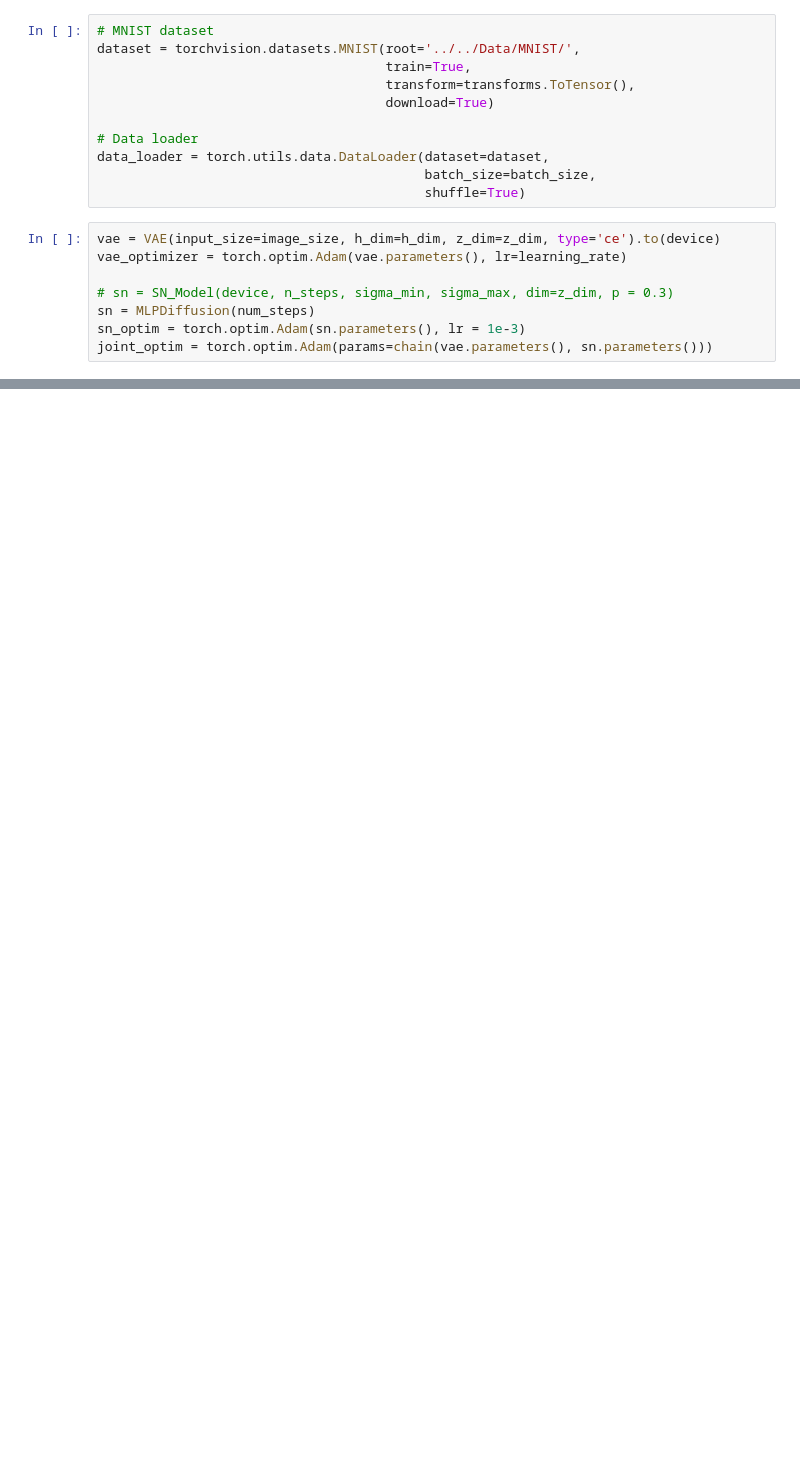
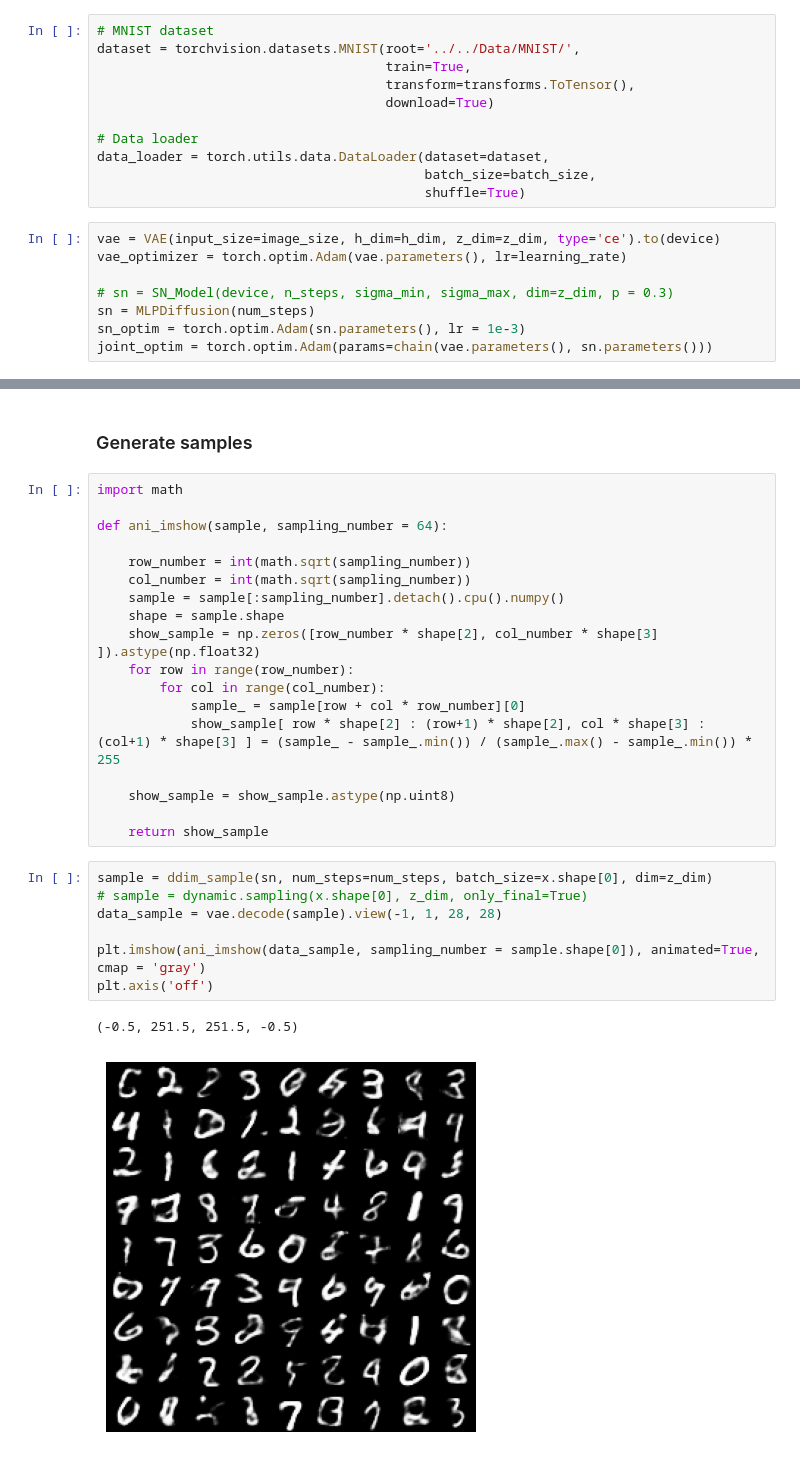
Before and after one commit to wangxuuu/LSGM-demo, a Jupyter notebook: DDPM_AE_mnist.ipynb, the cells around one changed output, grey strips where cells are left out. Cells and saved outputs as stored; diff of their text form; blank space fills up the shorter version.

Commit message:
update DDIM

```diff
--- a/DDPM_AE_mnist.ipynb
+++ b/DDPM_AE_mnist.ipynb
@@ -178,3 +182,33 @@ Epoch[100/100], Step [100/469], Reconst Loss: 9315.4453, KL Div: 3165.4758, Diff
 Epoch[100/100], Step [200/469], Reconst Loss: 9564.1387, KL Div: 3159.7805, Diffuse loss: 0.9461
 Epoch[100/100], Step [300/469], Reconst Loss: 9435.0625, KL Div: 3164.0352, Diffuse loss: 0.9233
 Epoch[100/100], Step [400/469], Reconst Loss: 9491.8984, KL Div: 3191.4617, Diffuse loss: 0.9326
+# %% [markdown]
+### Generate samples
+# %%
+import math
+
+def ani_imshow(sample, sampling_number = 64):
+
+    row_number = int(math.sqrt(sampling_number))
+    col_number = int(math.sqrt(sampling_number))
+    sample = sample[:sampling_number].detach().cpu().numpy()
+    shape = sample.shape
+    show_sample = np.zeros([row_number * shape[2], col_number * shape[3] ]).astype(np.float32)
+    for row in range(row_number):
+        for col in range(col_number):
+            sample_ = sample[row + col * row_number][0]
+            show_sample[ row * shape[2] : (row+1) * shape[2], col * shape[3] : (col+1) * shape[3] ] = (sample_ - sample_.min()) / (sample_.max() - sample_.min()) * 255
+
+    show_sample = show_sample.astype(np.uint8)
+
+    return show_sample
+# %%
+sample = ddim_sample(sn, num_steps=num_steps, batch_size=x.shape[0], dim=z_dim)
+# sample = dynamic.sampling(x.shape[0], z_dim, only_final=True)
+data_sample = vae.decode(sample).view(-1, 1, 28, 28)
+
+plt.imshow(ani_imshow(data_sample, sampling_number = sample.shape[0]), animated=True, cmap = 'gray')
+plt.axis('off')
+# %% [output]
+(-0.5, 251.5, 251.5, -0.5)
+[figure, added]
```
Also changed, not shown: parts of 5 cells of this notebook.
